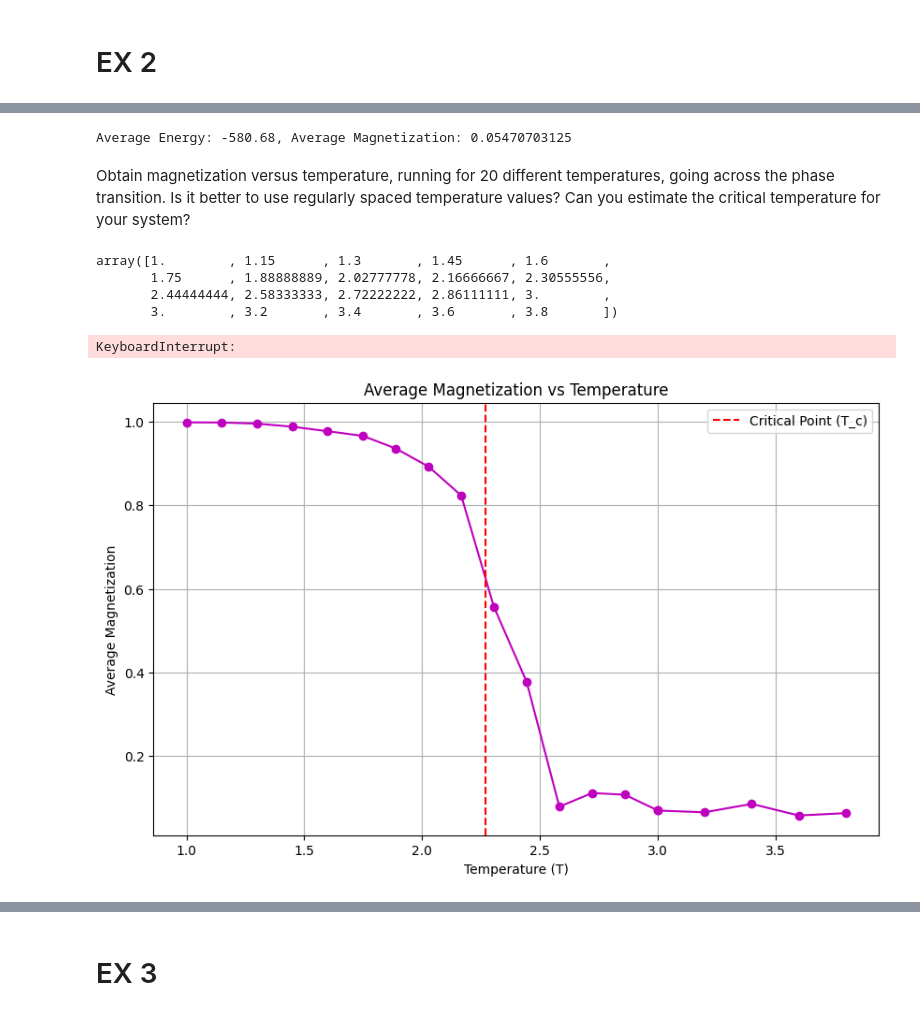
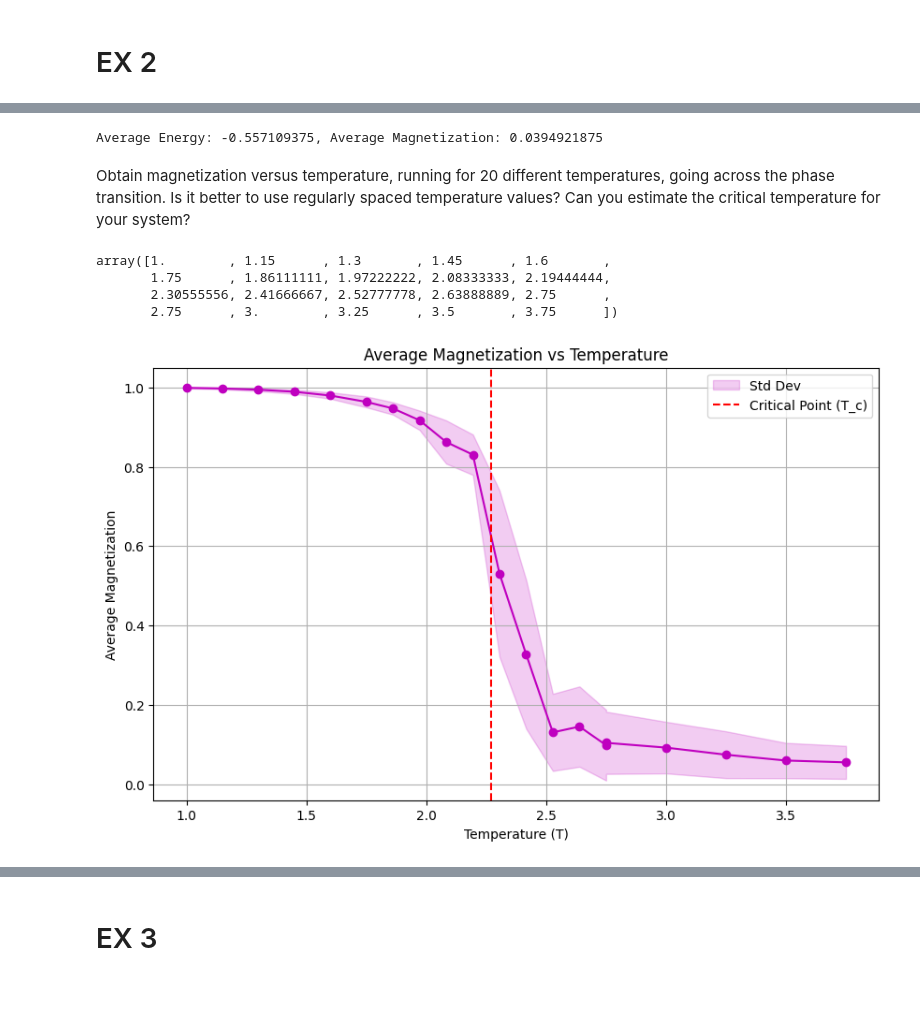
Before and after one commit to amag1/sistemas-complejos-2025, a Jupyter notebook: tp3-monte-carlo/tp3-monte-carlo.ipynb, the cells around one changed output, grey strips where cells are left out. Drawn from its saved outputs; the diff is of its cells as text; code cells hidden in the pictures.

```diff
--- a/tp3-monte-carlo/tp3-monte-carlo.ipynb
+++ b/tp3-monte-carlo/tp3-monte-carlo.ipynb
@@ -104,6 +104,8 @@ def run_experiment(size: int, T: float, steps: int, rng: np.random.Generator,
     magnetizations /= (size * size)
     magnetizations = np.abs(magnetizations)
 
+    energies /= (size * size)
+
     measurements = list(zip(energies, magnetizations))
 
 
@@ -159,6 +161,12 @@ def get_average(series: np.array, last=None):
         return np.mean(series)
     else:
         return np.mean(series[-last:])
+
+def get_std(series: np.array, last=None):
+    if last is None:
+        return np.std(series)
+    else:
+        return np.std(series[-last:])
 # %%
 avg_energy = get_average(results[:,0], last=100)
 avg_magnetization = get_average(results[:,1], last=100)
@@ -182,7 +190,7 @@ avg_magnetization = get_average(results[:,1], last=100)
 
 print(f'Average Energy: {avg_energy}, Average Magnetization: {avg_magnetization}')
 # %% [output]
-Average Energy: -580.68, Average Magnetization: 0.05470703125
+Average Energy: -0.557109375, Average Magnetization: 0.0394921875
 # %% [markdown]
 Obtain magnetization versus temperature, running for 20 different temperatures, going
 across the phase transition. Is it better to use regularly spaced temperature values? Can you
@@ -193,7 +201,7 @@ min_temp, max_temp = 1, 4
 samples = 20
 
 low_range = 1.75
-high_range = 3
+high_range = 2.75
 
 low = np.linspace(min_temp, low_range, samples//4, endpoint=False)
 high = np.linspace(high_range, max_temp, samples//4, endpoint=False)
@@ -204,31 +212,35 @@ temperatures = np.concatenate((low, mid, high))
 temperatures
 # %% [output]
 array([1.        , 1.15      , 1.3       , 1.45      , 1.6       ,
-       1.75      , 1.88888889, 2.02777778, 2.16666667, 2.30555556,
-       2.44444444, 2.58333333, 2.72222222, 2.86111111, 3.        ,
-       3.        , 3.2       , 3.4       , 3.6       , 3.8       ])
+       1.75      , 1.86111111, 1.97222222, 2.08333333, 2.19444444,
+       2.30555556, 2.41666667, 2.52777778, 2.63888889, 2.75      ,
+       2.75      , 3.        , 3.25      , 3.5       , 3.75      ])
 # %%
 magnetizations = []
-steps = 1000
+stds = []
+steps = 10000
 for T in temperatures:
     results = run_experiment(size=32, T=T, steps=steps, rng=rng)
-    avg_magnetization = get_average(results[:,1], last=100)
+    avg_magnetization = get_average(results[:,1], last=1000)
     magnetizations.append(avg_magnetization)
+    stds.append(get_std(results[:,1], last=1000))
-# %% [output]
-KeyboardInterrupt:
 # %%
 # plot magnetization vs temperature
 plt.figure(figsize=(10, 6))
 plt.plot(temperatures, magnetizations, marker='o', linestyle='-', color='m')
+plt.fill_between(temperatures,
+                 np.array(magnetizations) - np.array(stds),
+                 np.array(magnetizations) + np.array(stds),
+                 color='m', alpha=0.2, label='Std Dev')
 plt.title('Average Magnetization vs Temperature')
 plt.xlabel('Temperature (T)')
 plt.ylabel('Average Magnetization')
 plt.axvline(expected_critical_point, color='r', linestyle='--', label='Critical Point (T_c)')
 plt.legend()
 plt.grid(True)
 plt.show()
 # %% [output]
-[figure, old version]
+[figure, new version]
 # %%
 # plot the derivative of magnetization with respect to temperature
 derivative = np.gradient(magnetizations, temperatures)
```
Also changed, not shown: parts of 15 cells of this notebook, 7 other files.
